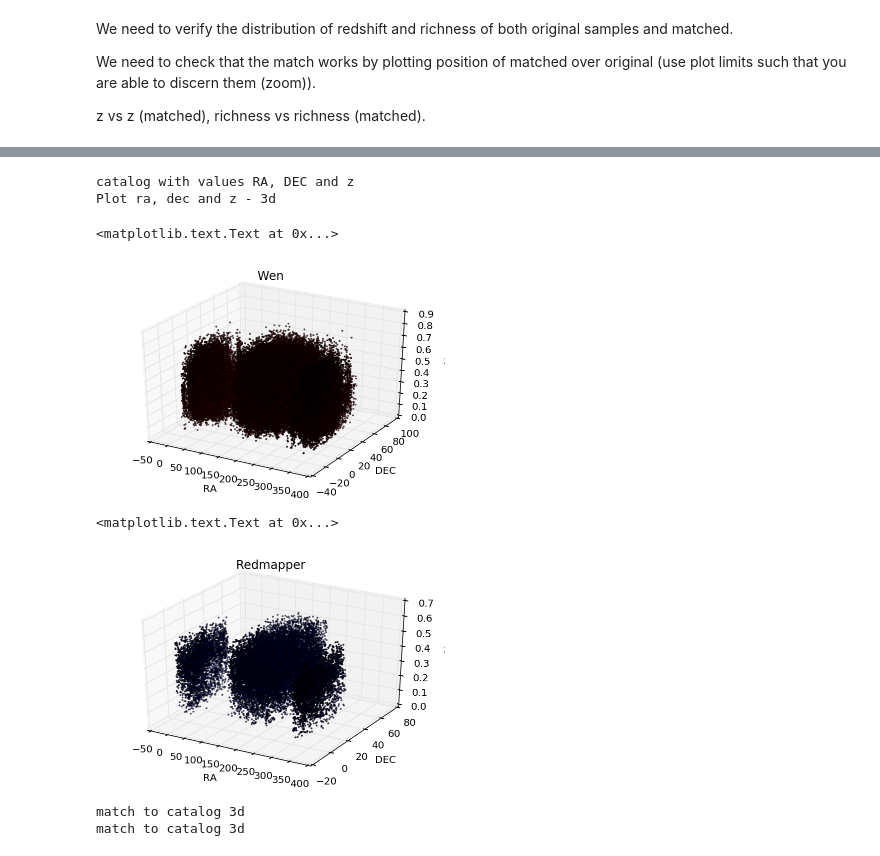
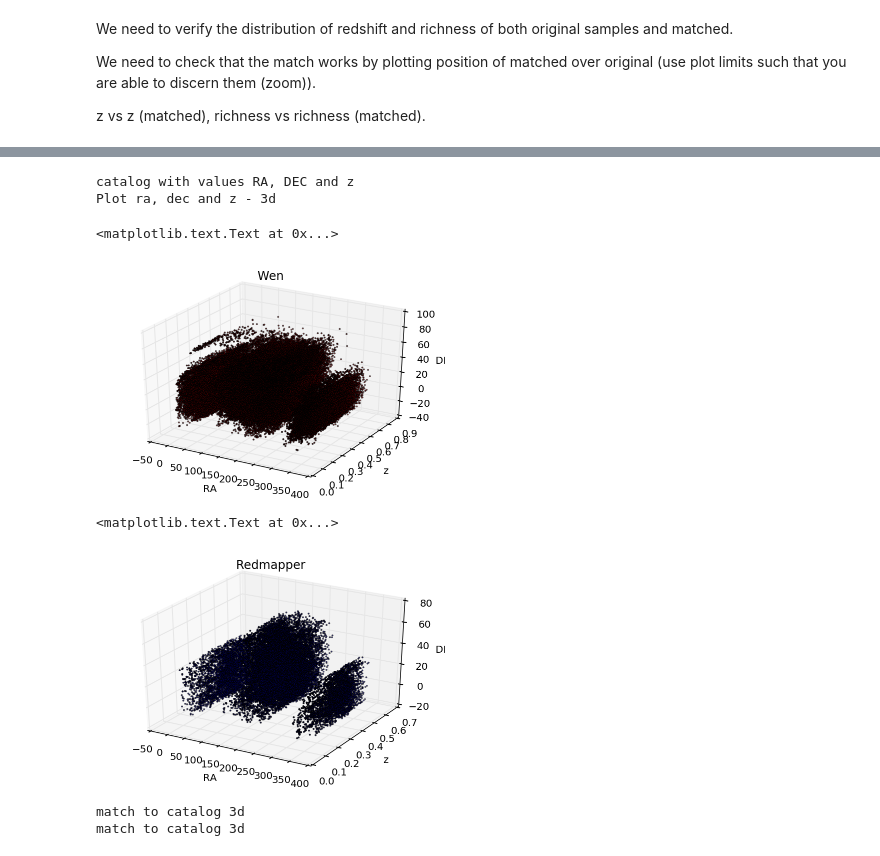
Before and after one commit to clusteron/comparison, a Jupyter notebook: table.ipynb, the cells around one changed output, grey strips where cells are left out. Drawn from its saved outputs; the diff is of its cells as text; code cells hidden in the pictures.

```diff
--- a/table.ipynb
+++ b/table.ipynb
@@ -104,11 +208,11 @@ x = [w['RAJ2000']]
 y = [w['DEJ2000']]
 z = [w['zph']]
 
-ax.scatter(x,y,z, c='r', marker = 'o', s=1)
+ax.scatter(x,z,y, c='r', marker = 'o', s=1)
 
 ax.set_xlabel('RA')
-ax.set_ylabel('DEC')
-ax.set_zlabel('z')
+ax.set_zlabel('DEC')
+ax.set_ylabel('z')
 ax.set_title('Wen')
 
 #savefig('Plot-3d-Wen.png'), close()
@@ -116,26 +220,26 @@ ax.set_title('Wen')
 catalog with values RA, DEC and z
 Plot ra, dec and z - 3d
 <matplotlib.text.Text at 0x...>
-[figure, old version]
+[figure, new version]
 # %%
 fig = plt.figure()
 ax = fig.add_subplot(111, projection='3d')
 
 a = [r['RA']]
 b = [r['DEC']]
 c = [r['Z_LAMBDA']]
 
-ax.scatter(a,b,c, c='b', marker = 'o', s=1)
+ax.scatter(a,c,b, c='b', marker = 'o', s=1)
 
 ax.set_xlabel('RA')
-ax.set_ylabel('DEC')
-ax.set_zlabel('z')
+ax.set_zlabel('DEC')
+ax.set_ylabel('z')
 ax.set_title('Redmapper')
 
 #savefig('Plot-3d-Red.png')
 # %% [output]
 <matplotlib.text.Text at 0x...>
-[figure, old version]
+[figure, new version]
 # %%
 print 'match to catalog 3d'
 idx, d2d, d3d = c_w.match_to_catalog_3d(c_r)
```
Also changed, not shown: parts of 16 cells of this notebook.
